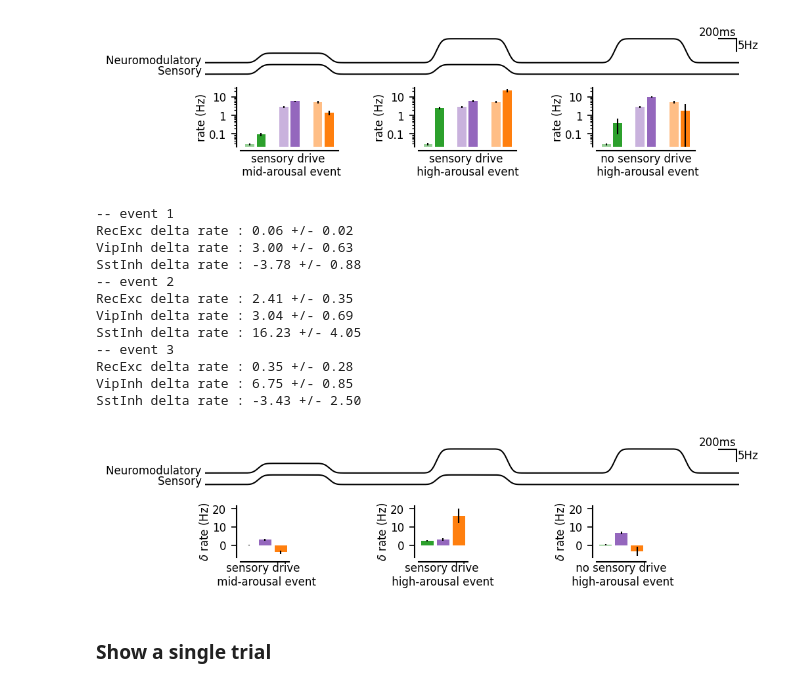
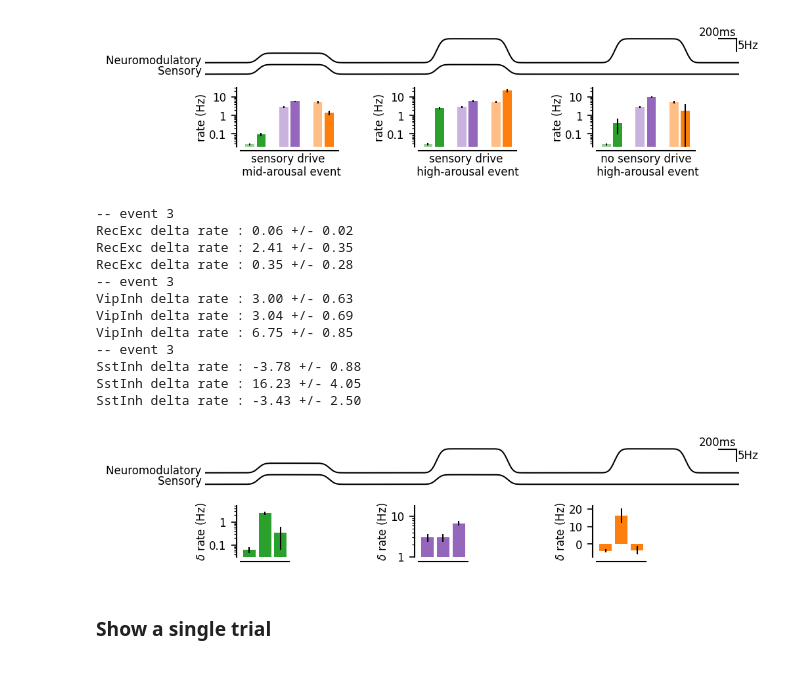
Before and after one commit to yzerlaut/Van-Velze-et-al-2024, a Jupyter notebook: Running-Model.ipynb, the cells around one changed output. Drawn from its saved outputs; the diff is of its cells as text; code cells hidden in the pictures.

```diff
--- a/Running-Model.ipynb
+++ b/Running-Model.ipynb
@@ -266,48 +266,53 @@ ax.plot(t, 1.2*Sensory.max()+Neuromodulatory, 'k-')
 ax.annotate('Neuromodulatory ', (0,1.1*Sensory.max()), ha='right')
 pt.draw_bar_scales(ax, loc='top-right',
                    Xbar=200, Xbar_label='200ms', Ybar=5, Ybar_label='5Hz')
 pt.set_plot(ax, [], xticks=[], xlim=[t[0], t[-1]])
 
 INSETS = []
 colors =  ['tab:green', 'tab:purple', 'tab:orange']
 
 def var(pre, post):
     return (post-pre)
 
-for e, event in enumerate(Events):
-    X0, W0 = (e+.2)/len(Events), .55/len(Events)
+POPS = ['RecExc', 'VipInh', 'SstInh']
+for p, pop in enumerate(POPS):
+    X0, W0 = (p+.2)/len(POPS), .55/len(POPS)
     INSETS.append(pt.inset(ax, [X0, -1.8, .5*W0, 1.3,]))
     print('-- event', e+1)
-    for p, pop in enumerate(['RecExc', 'VipInh', 'SstInh']):
+    for e, event in enumerate(Events):
         vars = [var(pre, post) for pre, post in zip(RESP[e][pop]['pre'], RESP[e][pop]['post'])]
-        INSETS[e].bar([p], [np.mean(vars)],
+        INSETS[p].bar([e], [np.mean(vars)],
                       yerr=[np.std(vars)],
                       color=colors[p])
         print(pop, 'delta rate', ': %.2f +/- %.2f ' % (np.mean(vars), np.std(vars)))
-    pt.annotate(INSETS[e], event['name'], (0.5, -.1),
-                ha='center', va='top')
-pt.set_common_ylims(INSETS)
+
+#pt.set_common_ylims(INSETS)
 for i, inset in enumerate(INSETS):
     pt.set_plot(inset, xticks=[],
                 #yscale='log', yticks=[0.1,1.,10], yticks_labels=['0.1','1','10'],
                 #ylim=[2e-2, 30],
                 ylabel='$\delta$ rate (Hz)')
 
+pt.set_plot(INSETS[0], xticks=[], yscale='log', yticks=[.1,1], yticks_labels=['0.1', '1'],
+            ylim=[3e-2, 5], ylabel='$\delta$ rate (Hz)')
+pt.set_plot(INSETS[1], xticks=[], yscale='log', yticks=[1,10], yticks_labels=['1', '10'],
+            ylim=[.99, 18], ylabel='$\delta$ rate (Hz)')
+
 fig.savefig('/Users/yann/Desktop/temp.svg')
 # %% [output]
--- event 1
+-- event 3
 RecExc delta rate : 0.06 +/- 0.02
+RecExc delta rate : 2.41 +/- 0.35
+RecExc delta rate : 0.35 +/- 0.28
+-- event 3
 VipInh delta rate : 3.00 +/- 0.63
+VipInh delta rate : 3.04 +/- 0.69
+VipInh delta rate : 6.75 +/- 0.85
+-- event 3
 SstInh delta rate : -3.78 +/- 0.88
--- event 2
-RecExc delta rate : 2.41 +/- 0.35
-VipInh delta rate : 3.04 +/- 0.69
 SstInh delta rate : 16.23 +/- 4.05
--- event 3
-RecExc delta rate : 0.35 +/- 0.28
-VipInh delta rate : 6.75 +/- 0.85
 SstInh delta rate : -3.43 +/- 2.50
-[figure, old version]
+[figure, new version]
 # %% [markdown]
 ### Show a single trial
 # %%
```
Also changed, not shown: parts of 1 cell of this notebook.
